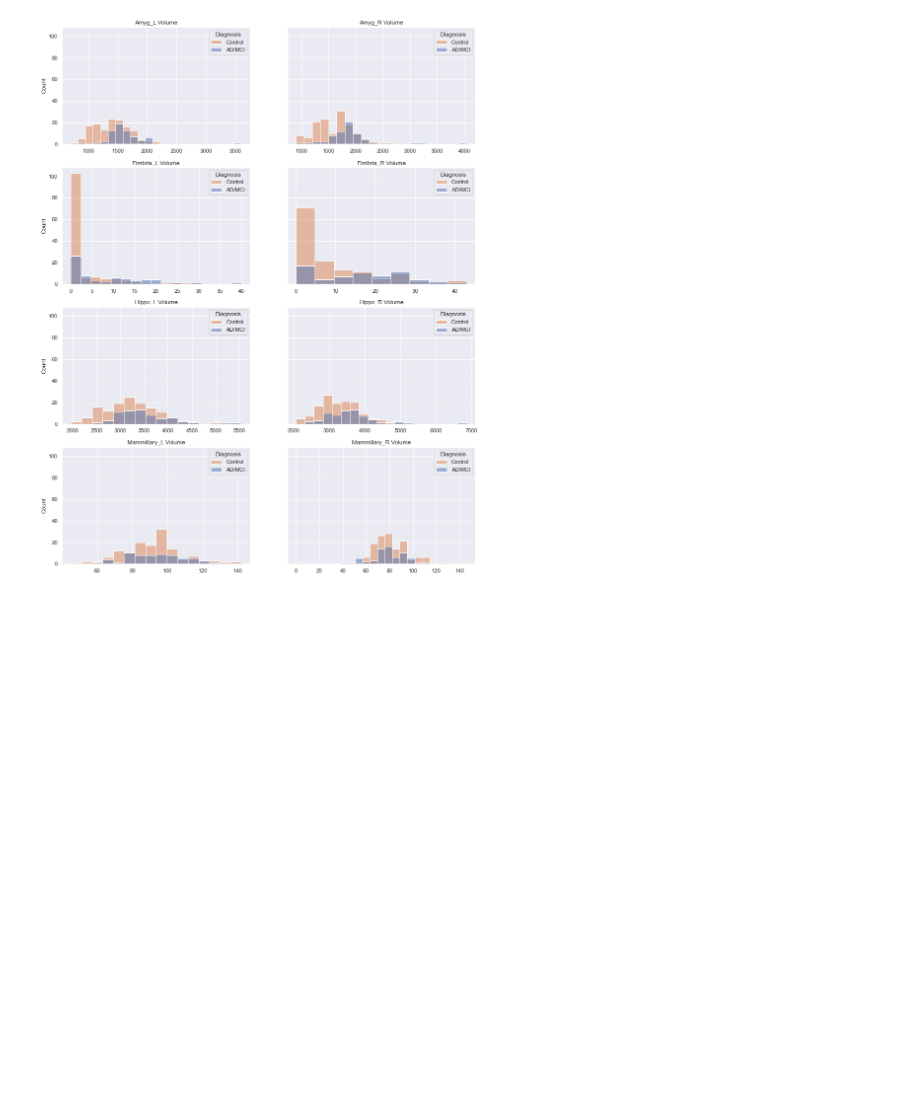
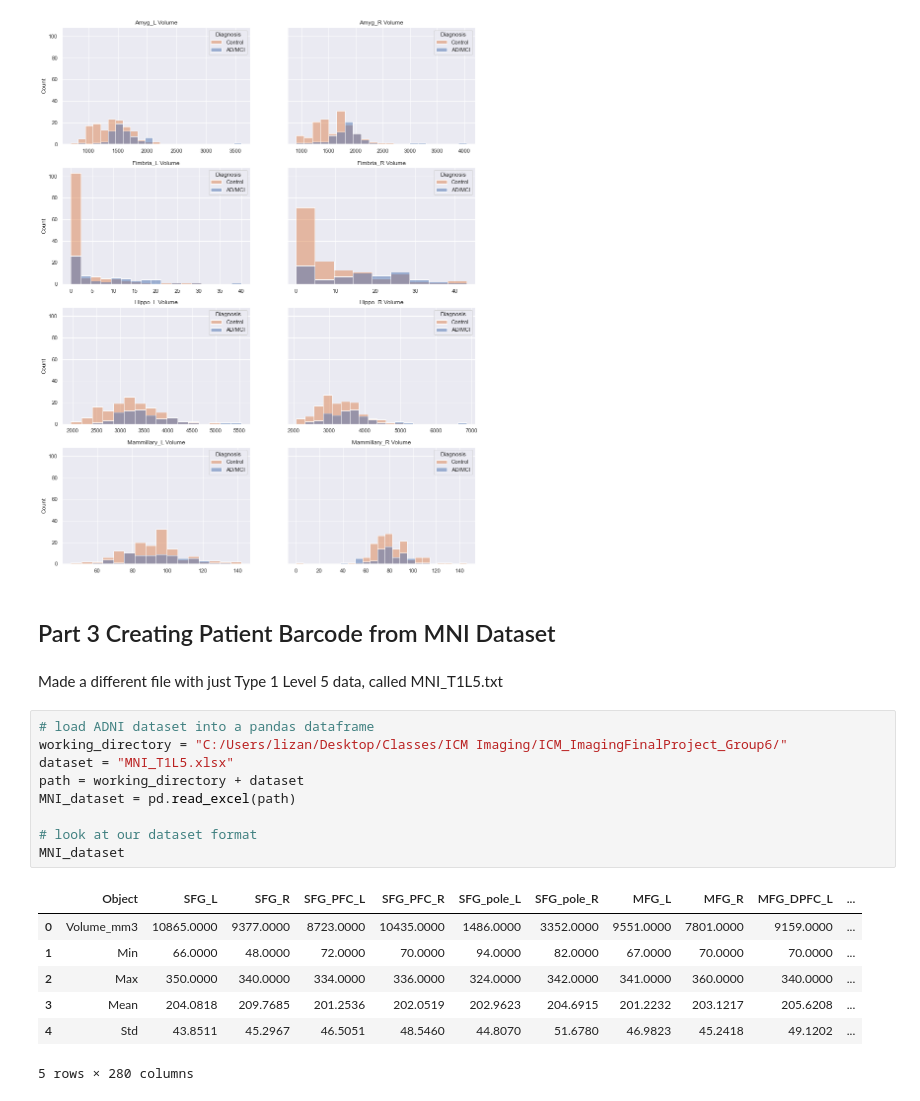
Before and after one commit to LizaNaydanova/ICM_ImagingFinalProject_Group6, a Jupyter notebook: statistical_computations.ipynb, the cells around one changed output. Saved outputs shown, nothing was run; the diff lists cells and outputs as text; blank space fills up the shorter version.

```diff
--- a/statistical_computations.ipynb
+++ b/statistical_computations.ipynb
@@ -189,3 +189,24 @@ for i in range(4):
         axes[i,j].set_title(title)
 # %% [output]
 [figure]
+# %% [markdown]
+## Part 3 Creating Patient Barcode from MNI Dataset
+# %% [markdown]
+Made a different file with just Type 1 Level 5 data, called MNI_T1L5.txt
+# %%
+# load ADNI dataset into a pandas dataframe
+working_directory = "C:/Users/lizan/Desktop/Classes/ICM Imaging/ICM_ImagingFinalProject_Group6/"
+dataset = "MNI_T1L5.xlsx"
+path = working_directory + dataset
+MNI_dataset = pd.read_excel(path)
+
+# look at our dataset format
+MNI_dataset
+# %% [output]
+|  | Object | SFG_L | SFG_R | SFG_PFC_L | SFG_PFC_R | SFG_pole_L | SFG_pole_R | MFG_L | MFG_R | MFG_DPFC_L | ... |
+| 0 | Volume_mm3 | 10865.0000 | 9377.0000 | 8723.0000 | 10435.0000 | 1486.0000 | 3352.0000 | 9551.0000 | 7801.0000 | 9159.0000 | ... |
+| 1 | Min | 66.0000 | 48.0000 | 72.0000 | 70.0000 | 94.0000 | 82.0000 | 67.0000 | 70.0000 | 70.0000 | ... |
+| 2 | Max | 350.0000 | 340.0000 | 334.0000 | 336.0000 | 324.0000 | 342.0000 | 341.0000 | 360.0000 | 340.0000 | ... |
+| 3 | Mean | 204.0818 | 209.7685 | 201.2536 | 202.0519 | 202.9623 | 204.6915 | 201.2232 | 203.1217 | 205.6208 | ... |
+| 4 | Std | 43.8511 | 45.2967 | 46.5051 | 48.5460 | 44.8070 | 51.6780 | 46.9823 | 45.2418 | 49.1202 | ... |
+5 rows × 280 columns
```
Also changed, not shown: parts of 3 cells of this notebook, 4 other files.
